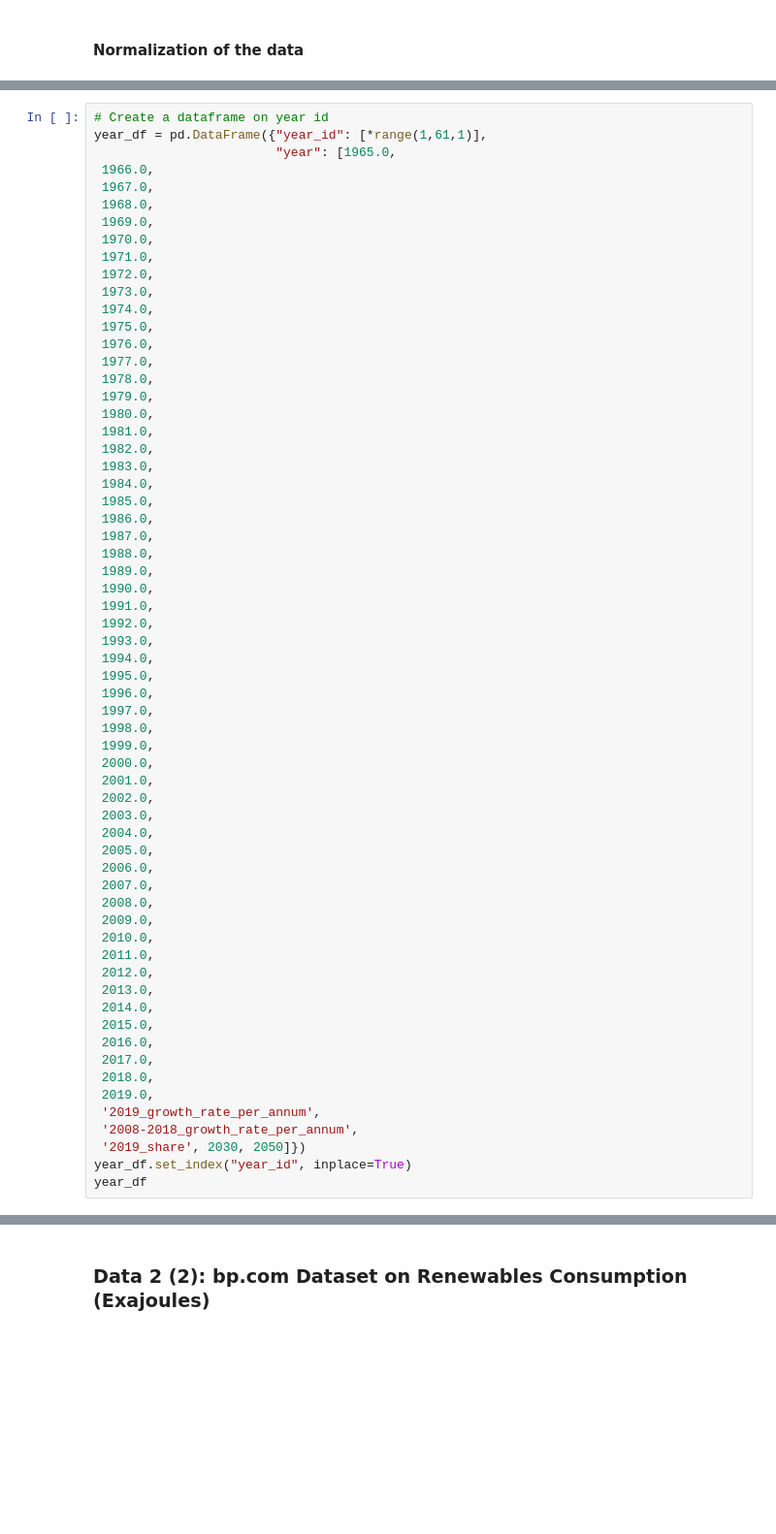
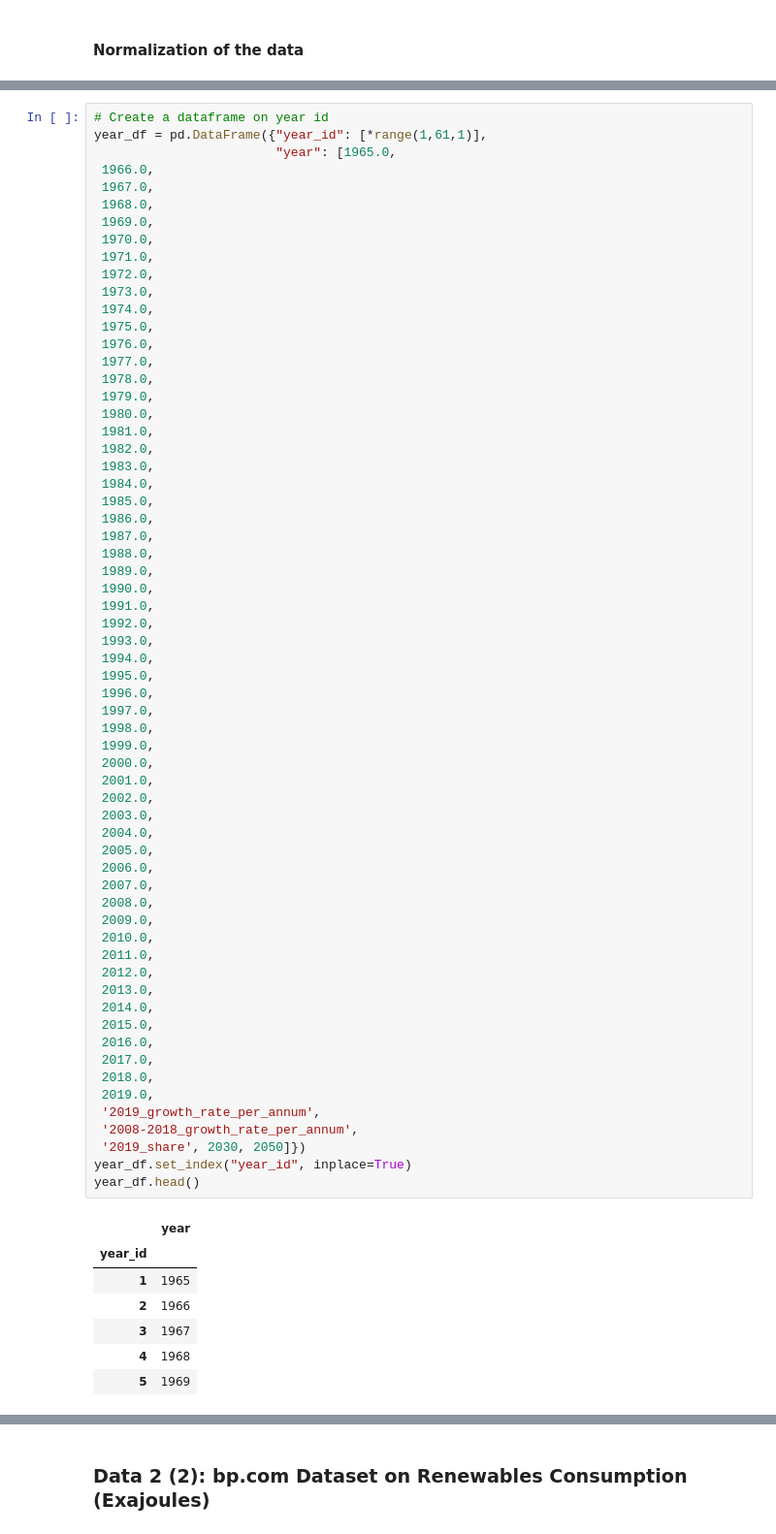
Before and after one commit to yuyhong23/ETL_Project, a Jupyter notebook: ETL_PROJECT.ipynb, the cells around one changed output, grey strips where cells are left out. Shown: that part at 97% size. Saved outputs shown, nothing was run; the diff lists cells and outputs as text; blank space fills up the shorter version.

```diff
--- a/ETL_PROJECT.ipynb
+++ b/ETL_PROJECT.ipynb
@@ -704,33 +809,41 @@ year_df = pd.DataFrame({"year_id": [*range(1,61,1)],
  1994.0,
  1995.0,
  1996.0,
  1997.0,
  1998.0,
  1999.0,
  2000.0,
  2001.0,
  2002.0,
  2003.0,
  2004.0,
  2005.0,
  2006.0,
  2007.0,
  2008.0,
  2009.0,
  2010.0,
  2011.0,
  2012.0,
  2013.0,
  2014.0,
  2015.0,
  2016.0,
  2017.0,
  2018.0,
  2019.0,
  '2019_growth_rate_per_annum',
  '2008-2018_growth_rate_per_annum',
  '2019_share', 2030, 2050]})
 year_df.set_index("year_id", inplace=True)
-year_df
+year_df.head()
+# %% [output]
+|  | year |
+| year_id |  |
+| 1 | 1965 |
+| 2 | 1966 |
+| 3 | 1967 |
+| 4 | 1968 |
+| 5 | 1969 |
 # %%
 # Update the year values in the dataframe
```
Also changed, not shown: parts of 35 cells of this notebook.
